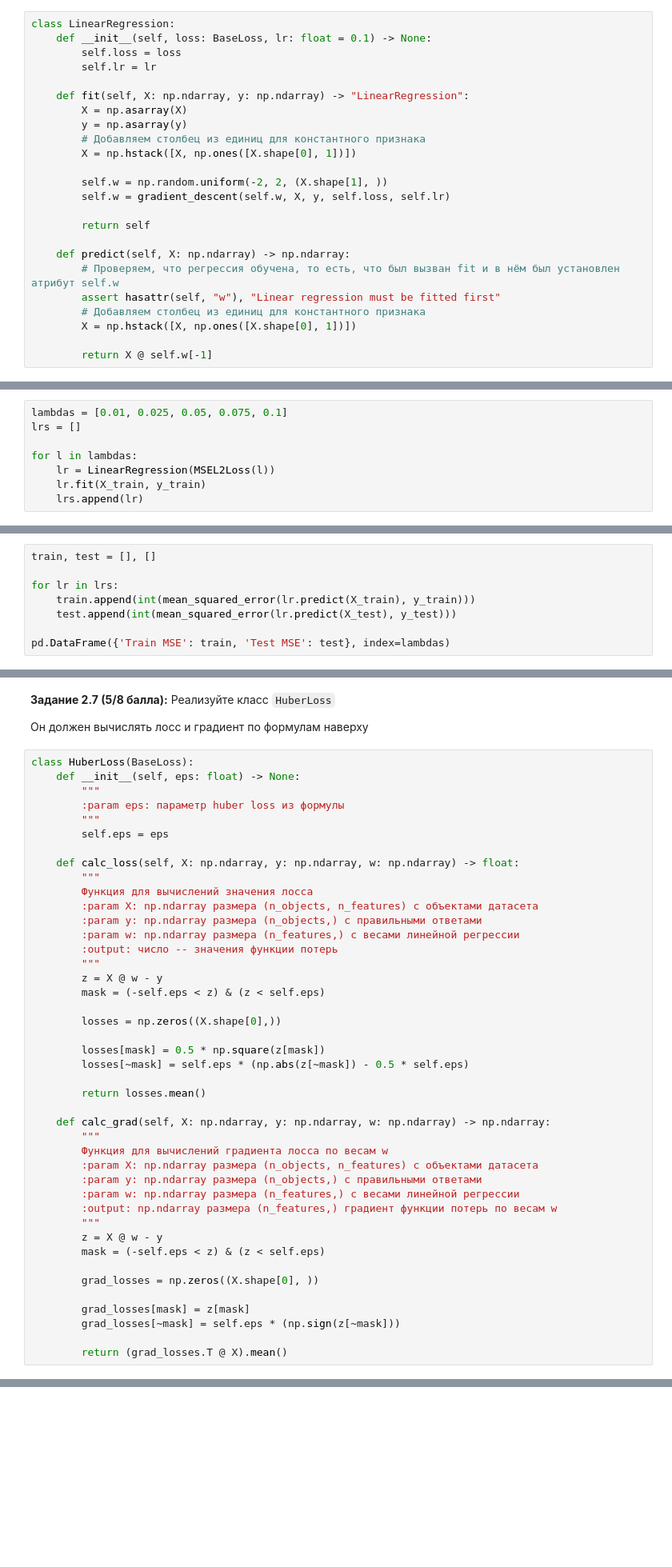
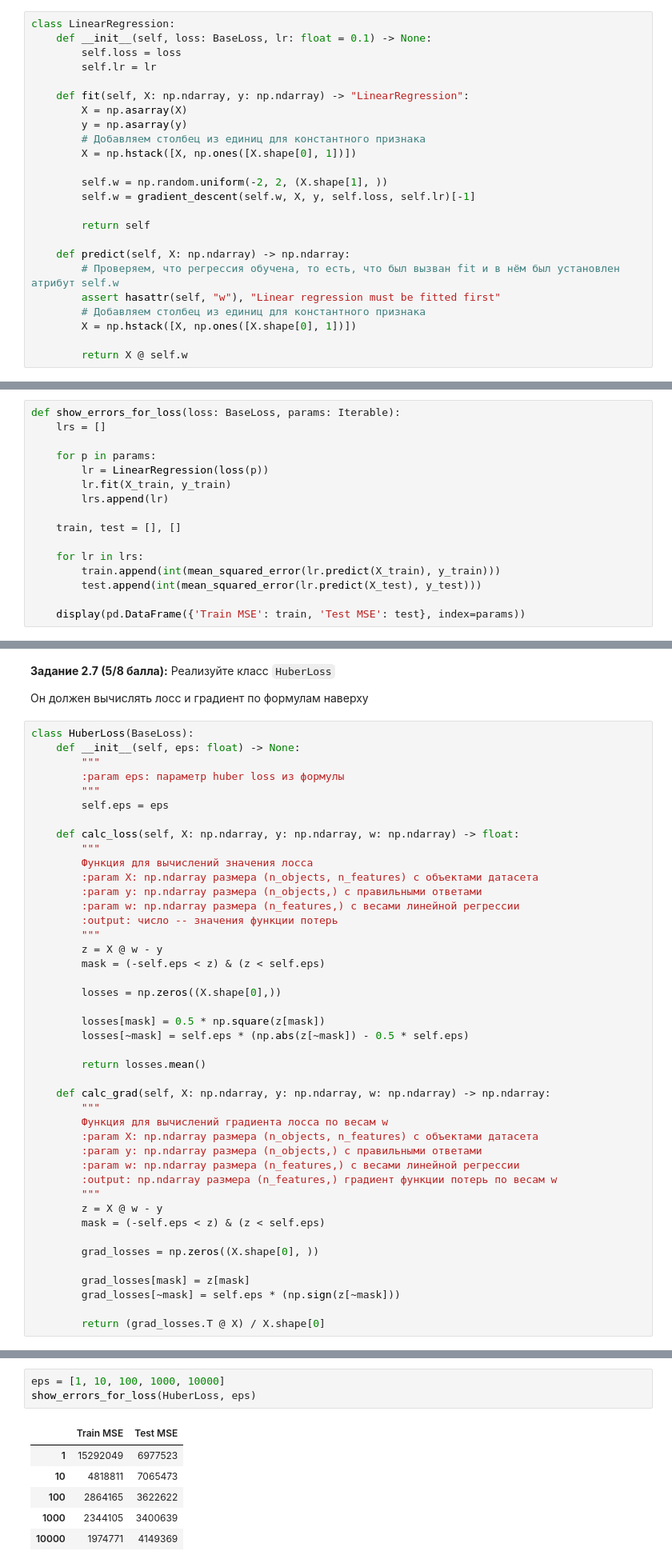
Before and after one commit to vctriusss/iad-ds-homeworks, a Jupyter notebook: hw05_gd.ipynb, the cells around one changed output, grey strips where cells are left out. Shown: that part at 80% size. Cells and saved outputs as stored; diff of their text form; blank space fills up the shorter version.

```diff
--- a/hw05_gd.ipynb
+++ b/hw05_gd.ipynb
@@ -532,7 +541,7 @@ class LinearRegression:
         X = np.hstack([X, np.ones([X.shape[0], 1])])
 
         self.w = np.random.uniform(-2, 2, (X.shape[1], ))
-        self.w = gradient_descent(self.w, X, y, self.loss, self.lr)
+        self.w = gradient_descent(self.w, X, y, self.loss, self.lr)[-1]
 
         return self
 
@@ -542,7 +551,7 @@ class LinearRegression:
         # Добавляем столбец из единиц для константного признака
         X = np.hstack([X, np.ones([X.shape[0], 1])])
 
-        return X @ self.w[-1]
+        return X @ self.w
 # %% [markdown]
 Теперь у нас есть наш класс линейной регрессии. Более того, мы можем управлять тем, какую функцию потерь мы оптимизируем, просто передавая разные классы в параметр `loss` при инициализации.
 
@@ -774,11 +785,3 @@ class MSEL2Loss(BaseLoss):
 linear_regression = LinearRegression(MSEL2Loss(0.01))
 # %% [markdown]
 **Задание 2.6 (5/8 балла):** Обучите регрессию с лоссом `MSEL2Loss`. Подберите хороший коэффициент регуляризации и добейтесь улучшения результата на тестовой выборке. Сравните результат на обучающей и тестовой выборке с регрессией без регуляризации.
-# %%
-lambdas = [0.01, 0.025, 0.05, 0.075, 0.1]
-lrs = []
-
-for l in lambdas:
-    lr = LinearRegression(MSEL2Loss(l))
-    lr.fit(X_train, y_train)
-    lrs.append(lr)
@@ -785,8 +790,16 @@ for l in lambdas:
 # %%
-train, test = [], []
+def show_errors_for_loss(loss: BaseLoss, params: Iterable):
+    lrs = []
 
-for lr in lrs:
-    train.append(int(mean_squared_error(lr.predict(X_train), y_train)))
-    test.append(int(mean_squared_error(lr.predict(X_test), y_test)))
+    for p in params:
+        lr = LinearRegression(loss(p))
+        lr.fit(X_train, y_train)
+        lrs.append(lr)
 
-pd.DataFrame({'Train MSE': train, 'Test MSE': test}, index=lambdas)
+    train, test = [], []
+
+    for lr in lrs:
+        train.append(int(mean_squared_error(lr.predict(X_train), y_train)))
+        test.append(int(mean_squared_error(lr.predict(X_test), y_test)))
+
+    display(pd.DataFrame({'Train MSE': train, 'Test MSE': test}, index=params))
@@ -864,4 +893,4 @@ class HuberLoss(BaseLoss):
         grad_losses[mask] = z[mask]
         grad_losses[~mask] = self.eps * (np.sign(z[~mask]))
 
-        return (grad_losses.T @ X).mean()
+        return (grad_losses.T @ X) / X.shape[0]
@@ -888,0 +905,10 @@ pd.DataFrame({'Train MSE': train, 'Test MSE': test}, index=eps)
+# %%
+eps = [1, 10, 100, 1000, 10000]
+show_errors_for_loss(HuberLoss, eps)
+# %% [output]
+|  | Train MSE | Test MSE |
+| 1 | 15292049 | 6977523 |
+| 10 | 4818811 | 7065473 |
+| 100 | 2864165 | 3622622 |
+| 1000 | 2344105 | 3400639 |
+| 10000 | 1974771 | 4149369 |
```
Also changed, not shown: parts of 26 cells of this notebook.
